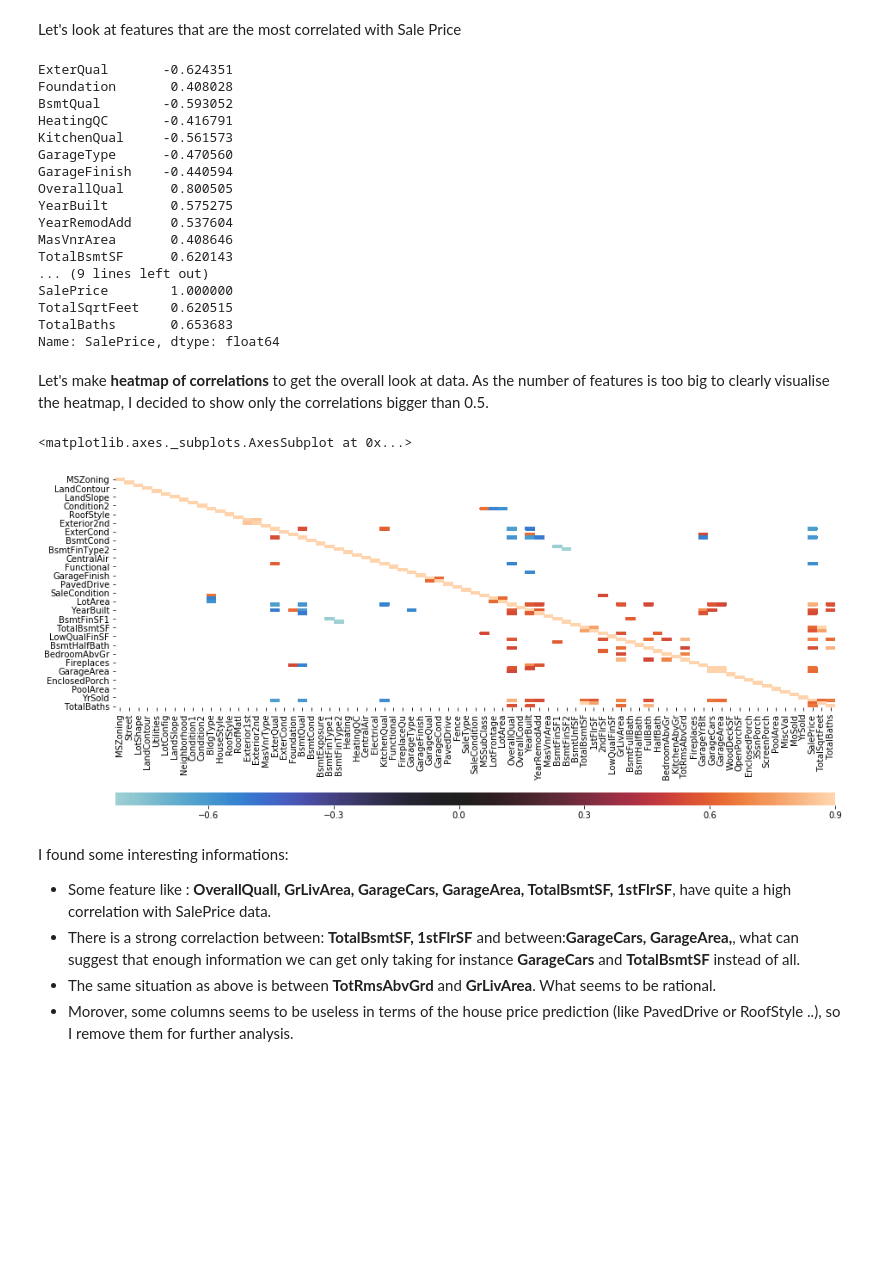
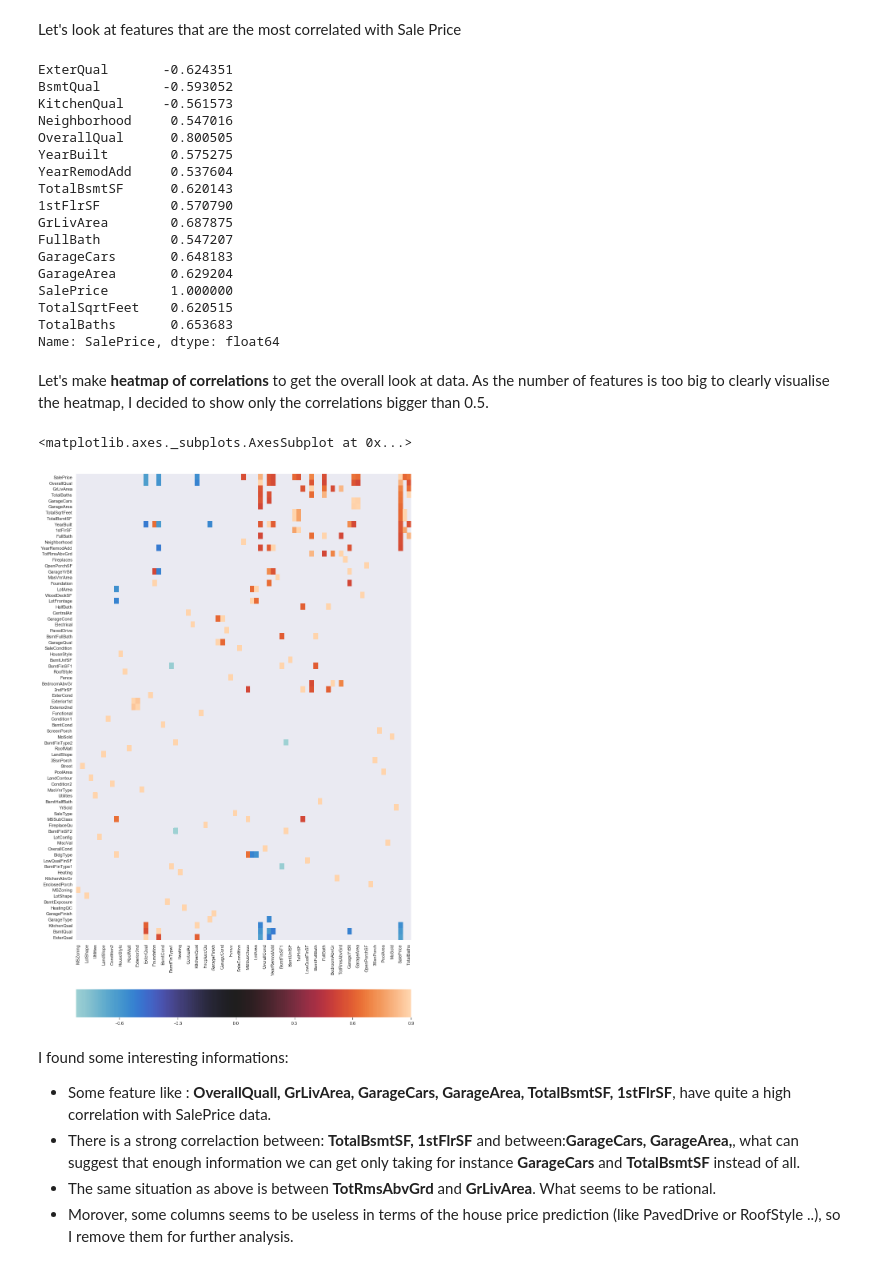
Before and after one commit to JoannaBroniarek/House-Prices-Advanced-Regression-Techniques, a Jupyter notebook: Kaggle_Project2.ipynb, the cells around one changed output. Saved outputs shown, nothing was run; the diff lists cells and outputs as text; code cells hidden in the pictures; blank space fills up the shorter version.

```diff
--- a/Kaggle_Project2.ipynb
+++ b/Kaggle_Project2.ipynb
@@ -361,18 +358,23 @@ class NeighborhoodTransformer(BaseEstimator, TransformerMixin):
 The dataframe **transformed_df** contains only columns after transformation from categorical into numerical.
 # %%
 # TRANSFORMATION INTO NUMERICS
-
 cat_features = sklearn_pandas.gen_features([[c] for c in cat_feats.tolist() if c != "Neighborhood"],
                                            [LabelEncoder])
-title_features = [(['Neighborhood'], [NeighborhoodTransformer()],
-                   {'alias': 'Neigh_ID'})]
+neighb_features = [(['Neighborhood'], [NeighborhoodTransformer()])]
 
 # Pipeline
-label_encoder = sklearn_pandas.DataFrameMapper(cat_features + title_features)
+label_encoder = sklearn_pandas.DataFrameMapper(cat_features + neighb_features)
 
 # Transformation
-transformed_feats = label_encoder.fit_transform(clear_data.copy())
-transformed_df = pd.DataFrame(transformed_feats, index=clear_data.index, columns=cat_feats)
+transformed_feats = label_encoder.fit_transform(clear_data)
+
+# The list with order of column names
+cols = cat_feats.tolist()
+cols.remove("Neighborhood")
+cols.append("Neighborhood")
+
+# Putting transformed features into dataframe
+transformed_df = pd.DataFrame(transformed_feats, index=clear_data.index, columns=cols)
 
 # Show first rows:
 transformed_df.head()
@@ -426,23 +436,22 @@ Name: SalePrice, Length: 79, dtype: float64
 # %% [markdown]
 Let's look at features that are the most correlated with Sale Price
 # %%
-corrmat = preprocessed_df.corr()
 # print only those with absolute correlation more than 0.5:
-corrmat[np.abs(corrmat['SalePrice']) > 0.4]['SalePrice']
+corrmat[np.abs(corr['SalePrice']) > 0.5]['SalePrice']
 # %% [output]
 ExterQual       -0.624351
-Foundation       0.408028
 BsmtQual        -0.593052
-HeatingQC       -0.416791
 KitchenQual     -0.561573
-GarageType      -0.470560
-GarageFinish    -0.440594
+Neighborhood     0.547016
 OverallQual      0.800505
 YearBuilt        0.575275
 YearRemodAdd     0.537604
-MasVnrArea       0.408646
 TotalBsmtSF      0.620143
-... (9 lines left out)
+1stFlrSF         0.570790
+GrLivArea        0.687875
+FullBath         0.547207
+GarageCars       0.648183
+GarageArea       0.629204
 SalePrice        1.000000
 TotalSqrtFeet    0.620515
 TotalBaths       0.653683
@@ -453,13 +462,13 @@ As the number of features is too big to clearly visualise the heatmap, I decided
 # %%
 # Correlation matrix
 
-# f, ax = plt.subplots(figsize=(15, 15))
-grid_kws = {"height_ratios": (.9, .05), "hspace": .7}
-f, (ax, cbar_ax) = plt.subplots(2, gridspec_kw=grid_kws,figsize=(15, 7))
-sns.heatmap(corrmat[np.abs(corrmat) > 0.5], vmax=.9, square=False, center=0, ax=ax, cbar_ax=cbar_ax, cbar_kws={"orientation": "horizontal"})
+sns.set(font_scale=1)
+grid_kws = {"height_ratios": (1, .06), "hspace": .2}
+f, (ax, cbar_ax) = plt.subplots(2, gridspec_kw=grid_kws, figsize=(15, 25))
+sns.heatmap(corr[np.abs(corr) > 0.5], vmax=.9, square=False, center=0, ax=ax, cbar_ax=cbar_ax, cbar_kws={"orientation": "horizontal"})
 # %% [output]
 <matplotlib.axes._subplots.AxesSubplot at 0x...>
-[figure, old version]
+[figure, new version]
 # %% [markdown]
 I found some interesting informations:
 + Some feature like : **OverallQuall, GrLivArea, GarageCars, GarageArea, TotalBsmtSF, 1stFlrSF**, have quite a high correlation with SalePrice data.
```
Also changed, not shown: parts of 41 cells of this notebook.
